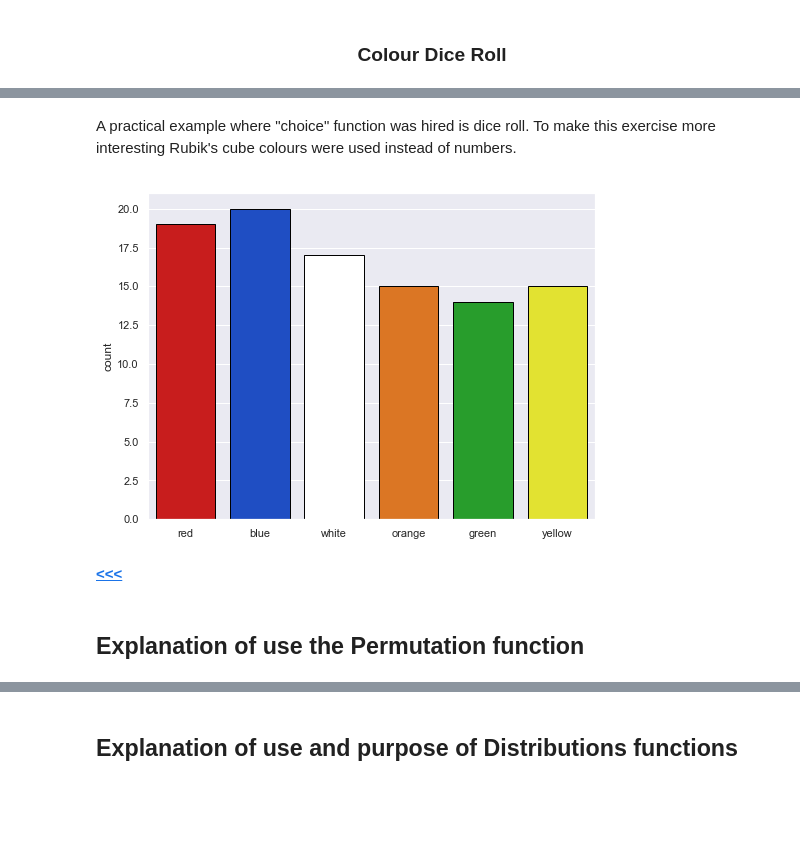
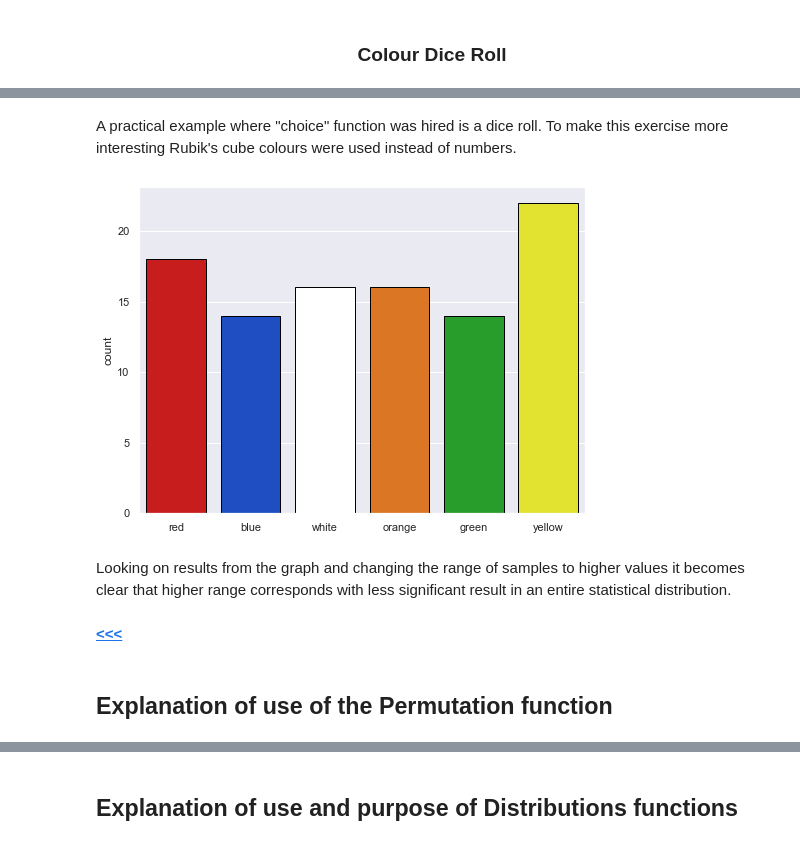
Before and after one commit to G00376332/52465_Assignment, a Jupyter notebook: Numpy_Assignment.ipynb, the cells around one changed output, grey strips where cells are left out. Drawn from its saved outputs; the diff is of its cells as text; code cells hidden in the pictures; blank space fills up the shorter version.

Commit message:
Update distribution, permutation, seeds sections

```diff
--- a/Numpy_Assignment.ipynb
+++ b/Numpy_Assignment.ipynb
@@ -101,25 +87,32 @@ array([9])
 # %% [markdown]
 <p align="center"> <img width="200" height="50" src="Pictures/colour-dice.png" alt="Colour Dice" /> </p>
 # %% [markdown]
-A practical example where "choice" function was hired is dice roll. To make this exercise more interesting Rubik's cube colours were used instead of numbers.
+A practical example where "choice" function was hired is a dice roll. To make this exercise more interesting Rubik's cube colours were used instead of numbers.
 # %%
+# Import all librarys
 import numpy as np
 import matplotlib.pyplot as plt
-import pandas as pd
 import seaborn as sns
-import matplotlib.ticker as ticker
 
+# Define function that will be call
+def roll_dice():
+    # Define colours of dice sides
+    dice_sides = ["red","blue","white","orange","green","yellow"]
+    # Pick random colour and return selectio to the place to the funtion
+    return np.random.choice(dice_sides)
 
-def roll_dice():
-    dice = ["red","blue","white","orange","green","yellow"]
-    return np.random.choice(dice)
+# Create samples array with randomly selected colours in defined numbers of tries
+samples = [roll_dice() for i in range(100)] # Increasing range numbers makes a big impact on the distribution
 
-samp = [roll_dice() for i in range(100)]
-
+# Defines chart size
 plt.figure(figsize=(8,6))
+# Creates colours array which will be assigned on the chart
 colors=["red","blue","white","orange","green","yellow"]
+# Sets a chart style
 sns.set(style="darkgrid", color_codes=True)
-sns.countplot(samp, palette=sns.xkcd_palette(colors), edgecolor=(0,0,0), order=("red","blue","white","orange","green","yellow") )
+# Creates a  chart with samples data
+sns.countplot(samples, palette=sns.xkcd_palette(colors), edgecolor=(0,0,0),
+              order=("red","blue","white","orange","green","yellow") )
 plt.show()
 # %% [output]
-[figure, old version]
+[figure, new version]
@@ -134,4 +119,6 @@ sns.countplot?
+# %% [markdown]
+Looking on results from the graph and changing the range of samples to higher values it becomes clear that higher range corresponds with less significant result in an entire statistical distribution.
 # %% [markdown]
  [**<<<**](#table)
 # %% [markdown]
-## Explanation of use the Permutation function<a id="explanation-of-use-the-permutation-function"/>
+## Explanation of use of the Permutation function<a id="explanation-of-use-the-permutation-function"/>
```
Also changed, not shown: parts of 40 cells of this notebook, 4 other files.
